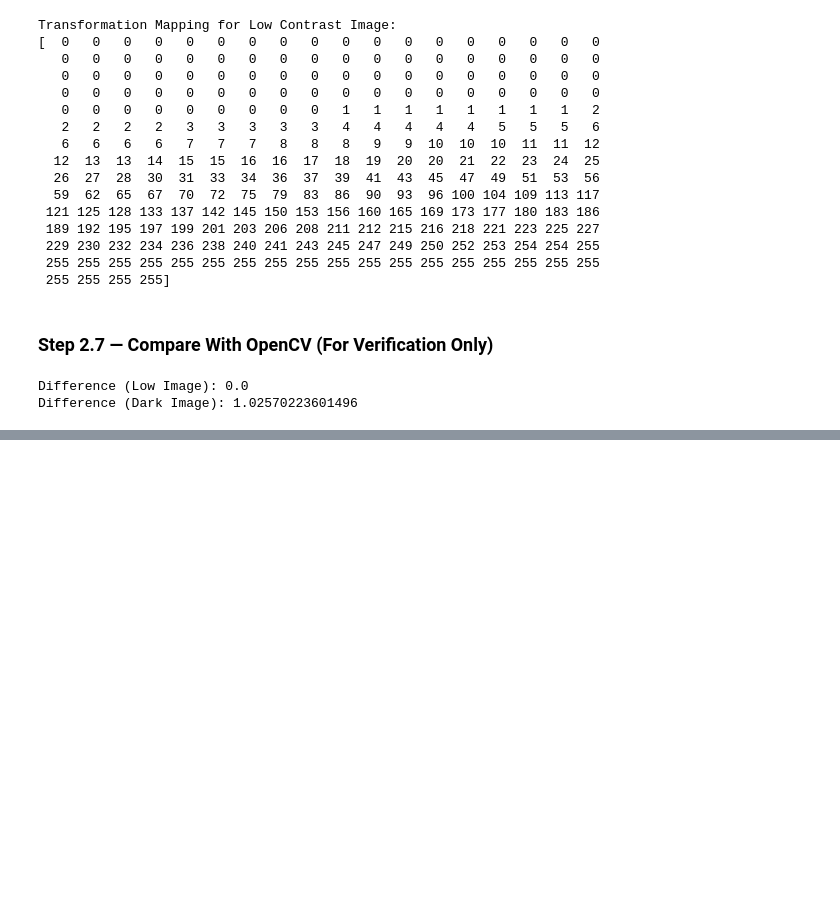
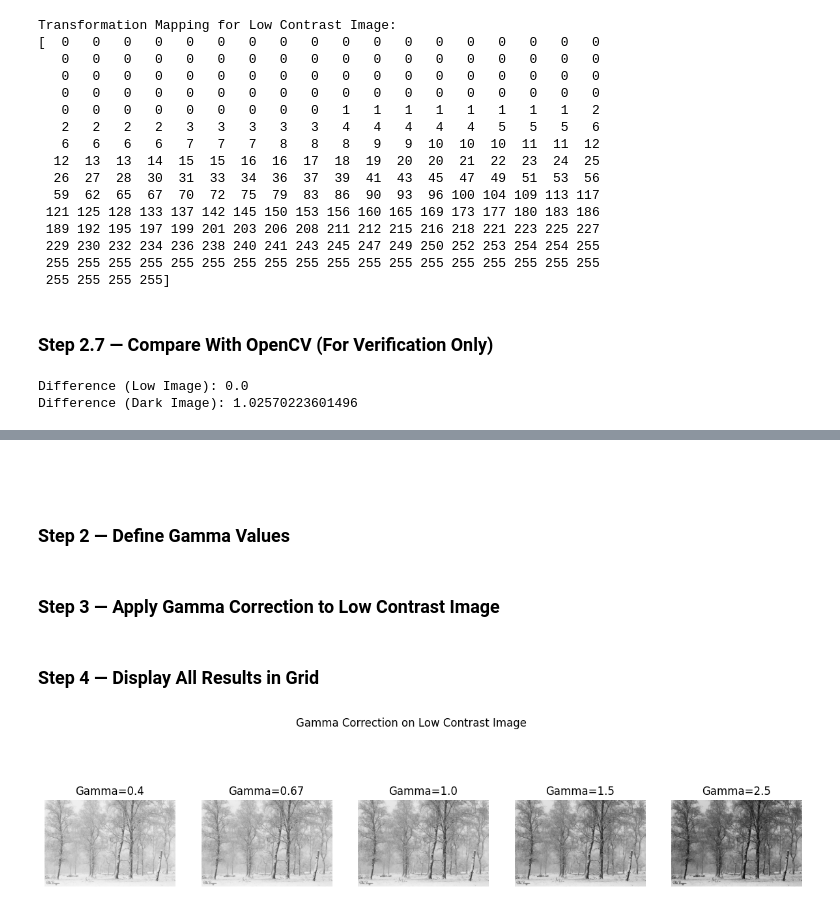
Before and after one commit to Nouman14-ai/Computer_Vision_Basics, a Jupyter notebook: Nouman_22F_3788_A1.ipynb, the cells around one changed output, grey strips where cells are left out. Saved outputs shown, nothing was run; the diff lists cells and outputs as text; code cells hidden in the pictures; blank space fills up the shorter version.

```diff
--- a/Nouman_22F_3788_A1.ipynb
+++ b/Nouman_22F_3788_A1.ipynb
@@ -138,0 +230,34 @@ Difference (Dark Image): 1.02570223601496
+# %% [markdown]
+##
+# %%
+def gamma_correction(image, gamma):
+    # Normalize to [0,1]
+    normalized = image / 255.0
+    # Apply gamma
+    corrected = np.power(normalized, gamma)
+    # Scale back to [0,255]
+    corrected_image = np.uint8(corrected * 255)
+    return corrected_image
+# %% [markdown]
+### **Step 2 — Define Gamma Values**
+# %%
+gamma_values = [0.4, 0.67, 1.0, 1.5, 2.5]
+# %% [markdown]
+### **Step 3 — Apply Gamma Correction to Low Contrast Image**
+# %%
+low_gamma_images = [gamma_correction(low_img, g) for g in gamma_values]
+# %% [markdown]
+### **Step 4 — Display All Results in Grid**
+# %%
+plt.figure(figsize=(15,4))
+
+for i, g_img in enumerate(low_gamma_images):
+    plt.subplot(1,5,i+1)
+    plt.imshow(g_img, cmap='gray')
+    plt.title(f"Gamma={gamma_values[i]}")
+    plt.axis('off')
+
+plt.suptitle("Gamma Correction on Low Contrast Image")
+plt.show()
+# %% [output]
+[figure, added]
```
Also changed, not shown: parts of 13 cells of this notebook.
